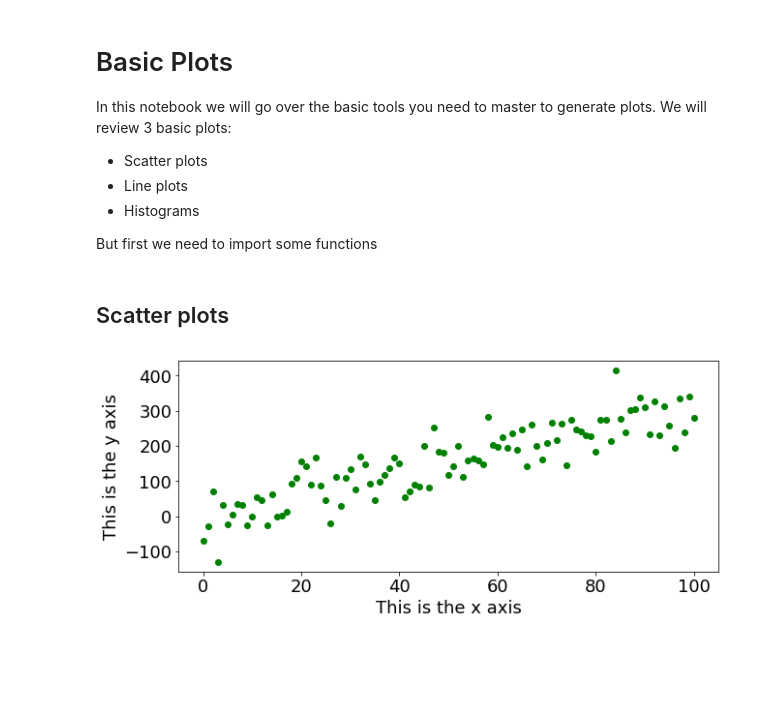
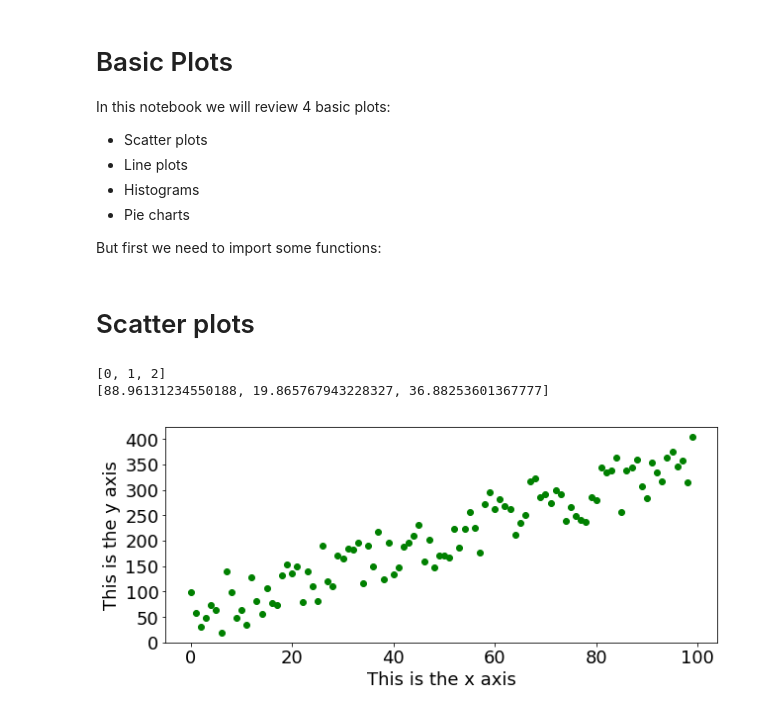
Before and after one commit to sebaszb/DataScienceSimple, a Jupyter notebook: basic_python/basic_plots.ipynb, the cells around one changed output. Drawn from its saved outputs; the diff is of its cells as text; code cells hidden in the pictures; blank space fills up the shorter version.

```diff
--- a/basic_python/basic_plots.ipynb
+++ b/basic_python/basic_plots.ipynb
@@ -1,9 +1,10 @@
 # %% [markdown]
 # Basic Plots
-In this notebook we will go over the basic tools you need to master to generate plots. We will review 3 basic plots:
+In this notebook we will review 4 basic plots:
 
 * Scatter plots
 * Line plots
 * Histograms
+* Pie charts
 
-But first we need to import some functions
+But first we need to import some functions:
@@ -15,18 +15,23 @@ from plots_functions import generate_data_x2_2x_1
 # %% [markdown]
-## Scatter plots
+# Scatter plots
+# %%
+#Create the data
+x_val = [x for x in range(0, 100)]
+y_val = [x*3 + 120*random.random() for x in range(0, 100)]
+
+print(x_val[:3])
+print(y_val[:3])
+# %% [output]
+[0, 1, 2]
+[88.96131234550188, 19.865767943228327, 36.88253601367777]
 # %%
-import matplotlib.pyplot as plt
-
-#Obtain the data
-x_val, y_val = generate_scatter_data_3x()
-
 #plot the data
 plt.figure(figsize=(10,4))
 plt.scatter(x_val, y_val, color="g")
 plt.xlabel("This is the x axis", fontsize=18)
 plt.ylabel("This is the y axis", fontsize=18)
 plt.xticks(fontsize=18)
 plt.yticks(fontsize=18)
 plt.show()
 # %% [output]
-[figure, old version]
+[figure, new version]
```
Also changed, not shown: parts of 16 cells of this notebook.
